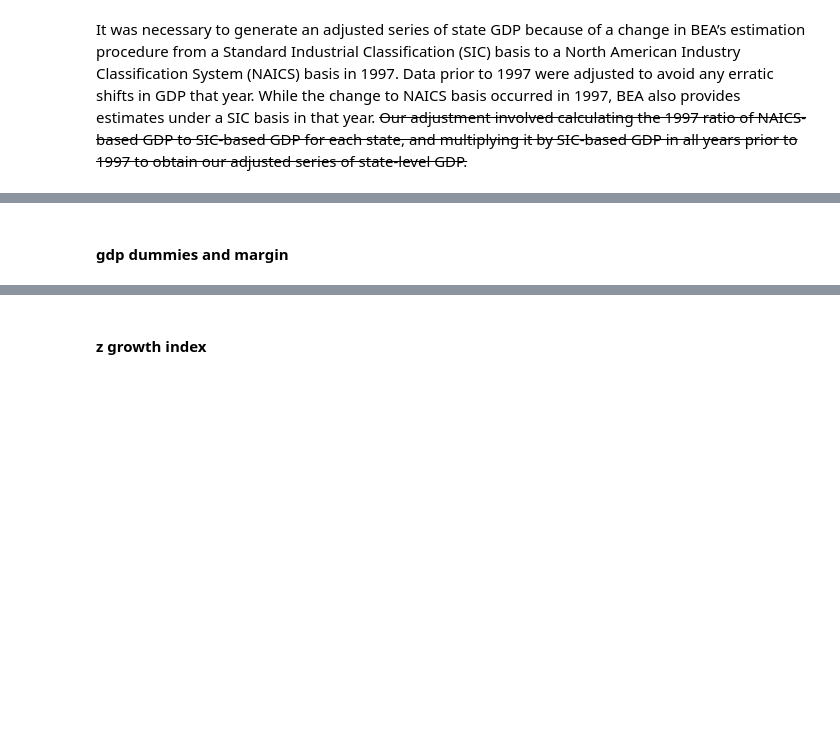
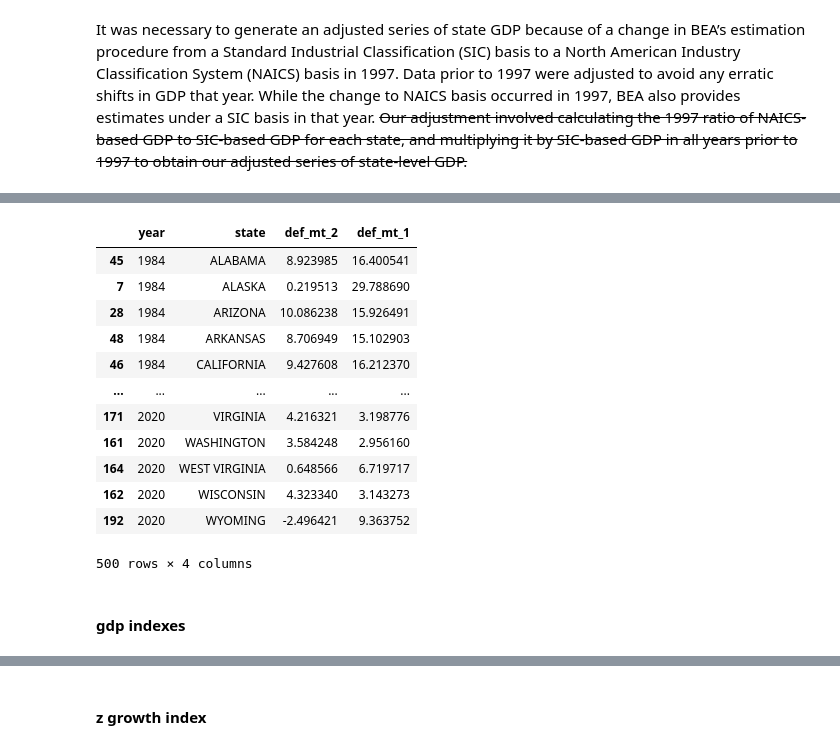
Before and after one commit to ranieri-unimi/bastianin-2022, a Jupyter notebook: datastroyer.ipynb, the cells around one changed output, grey strips where cells are left out. Saved outputs shown, nothing was run; the diff lists cells and outputs as text; code cells hidden in the pictures; blank space fills up the shorter version.

```diff
--- a/datastroyer.ipynb
+++ b/datastroyer.ipynb
@@ -143,0 +161,13 @@ def_index
+# %%
+# price index FAIR
+fair_p = pd.concat([beadiff(gdp_def_12,'gdp_def',shift=4), beadiff(gdp_def_97,'gdp_def',shift=4)])
+
+# fix 97jump
+tmp = dpc(gdp_def_12.loc[2000], gdp_def_97.loc[1996])
+tmp['year'] = 2000
+fair_p = pd.concat([fair_p, tmp.reset_index(), ])
+
+# recolumning + appending
+fair_p = var42(fair_p, new_colname='fair_p', old_colname='gdp_def', jump=4)
+
+sell(fair_p)
@@ -144,3 +188,29 @@ def_index
+# %%
+# OUR price index
+def_index = pd.concat([beadiff(gdp_def_12,'gdp_def', shift=k), beadiff(gdp_def_97,'gdp_def',shift=k)])
+
+if k-1:
+    tmp = dpc(gdp_def_12.loc[1996+k], gdp_def_97.loc[1996])
+    tmp['year'] = 1996+k
+    def_index = pd.concat([def_index, tmp.reset_index(), ])
+
+def_index = var42(def_index, new_colname='def'+sx, old_colname='gdp_def', jump=k)
+
+sell(def_index, 'price-deflator')
+# %% [output]
+|  | year | state | def_mt_2 | def_mt_1 |
+| 45 | 1984 | ALABAMA | 8.923985 | 16.400541 |
+| 7 | 1984 | ALASKA | 0.219513 | 29.788690 |
+| 28 | 1984 | ARIZONA | 10.086238 | 15.926491 |
+| 48 | 1984 | ARKANSAS | 8.706949 | 15.102903 |
+| 46 | 1984 | CALIFORNIA | 9.427608 | 16.212370 |
+| ... | ... | ... | ... | ... |
+| 171 | 2020 | VIRGINIA | 4.216321 | 3.198776 |
+| 161 | 2020 | WASHINGTON | 3.584248 | 2.956160 |
+| 164 | 2020 | WEST VIRGINIA | 0.648566 | 6.719717 |
+| 162 | 2020 | WISCONSIN | 4.323340 | 3.143273 |
+| 192 | 2020 | WYOMING | -2.496421 | 9.363752 |
+500 rows × 4 columns
 # %% [markdown]
-#### gdp dummies and margin
+#### gdp indexes
 # %%
```
Also changed, not shown: parts of 31 cells of this notebook, 12 other files.
